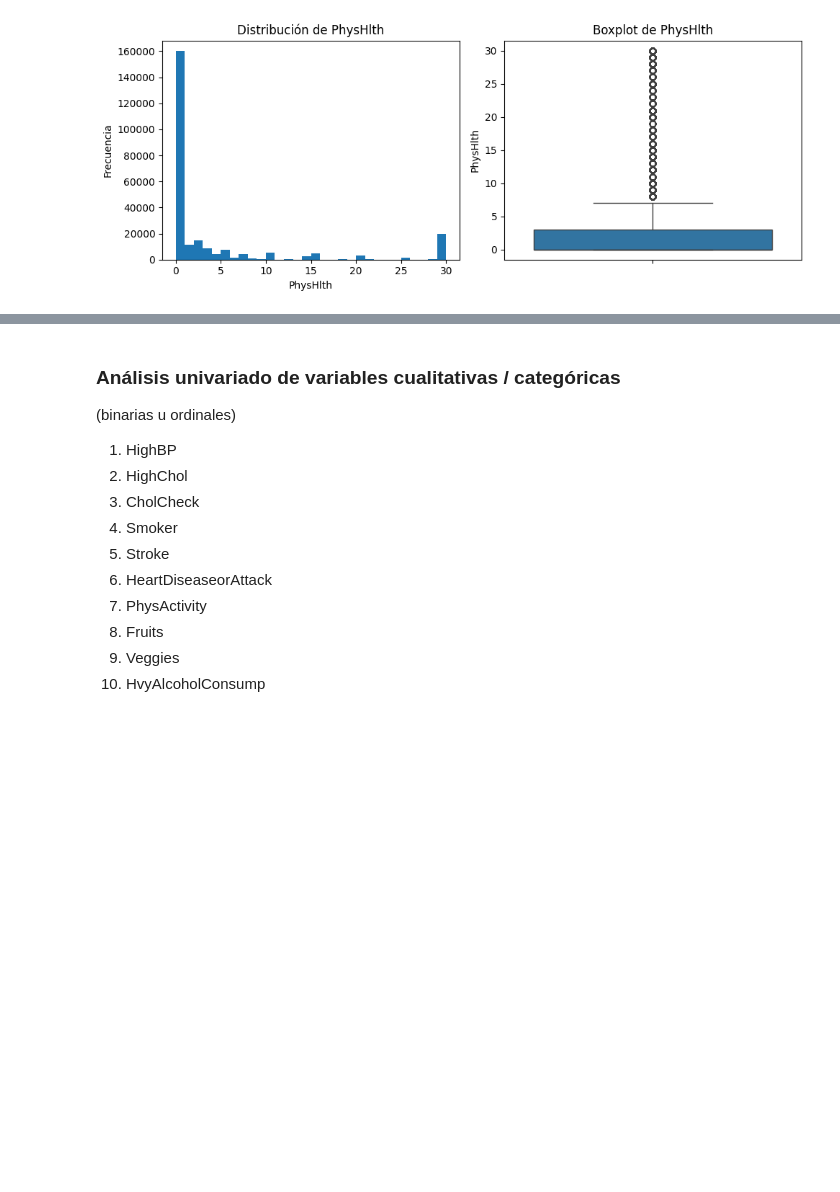
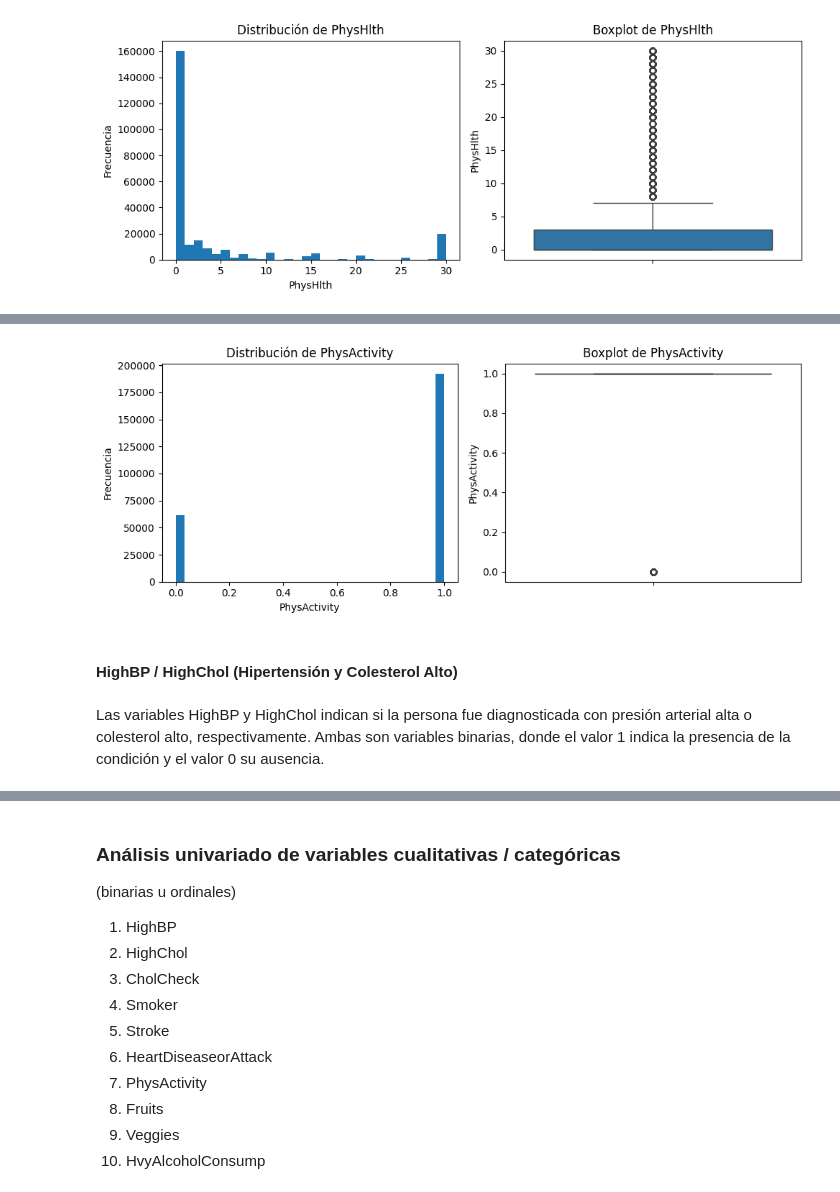
Before and after one commit to sebas-serrano/Diabetes_Health_Indicators, a Jupyter notebook: notebooks/Diabetes_Health_Indicators.ipynb, the cells around one changed output, grey strips where cells are left out. Cells and saved outputs as stored; diff of their text form; code cells hidden in the pictures; blank space fills up the shorter version.

```diff
--- a/notebooks/Diabetes_Health_Indicators.ipynb
+++ b/notebooks/Diabetes_Health_Indicators.ipynb
@@ -335,0 +372,8 @@ plot_univariate_distribution(df_multi, 'PhysHlth')
+# %%
+plot_univariate_distribution(df_multi, 'PhysActivity')
+# %% [output]
+[figure, added]
+# %% [markdown]
+#### **HighBP / HighChol (Hipertensión y Colesterol Alto)**
+# %% [markdown]
+Las variables HighBP y HighChol indican si la persona fue diagnosticada con presión arterial alta o colesterol alto, respectivamente. Ambas son variables binarias, donde el valor 1 indica la presencia de la condición y el valor 0 su ausencia.
```
Also changed, not shown: parts of 12 cells of this notebook.
